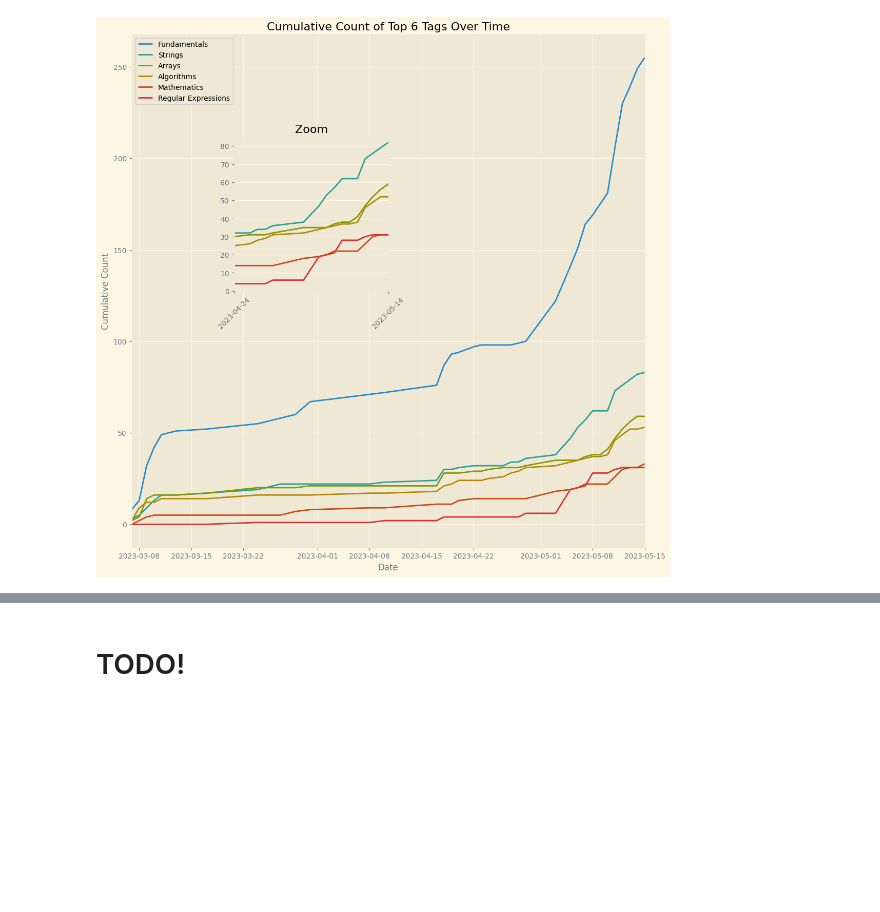
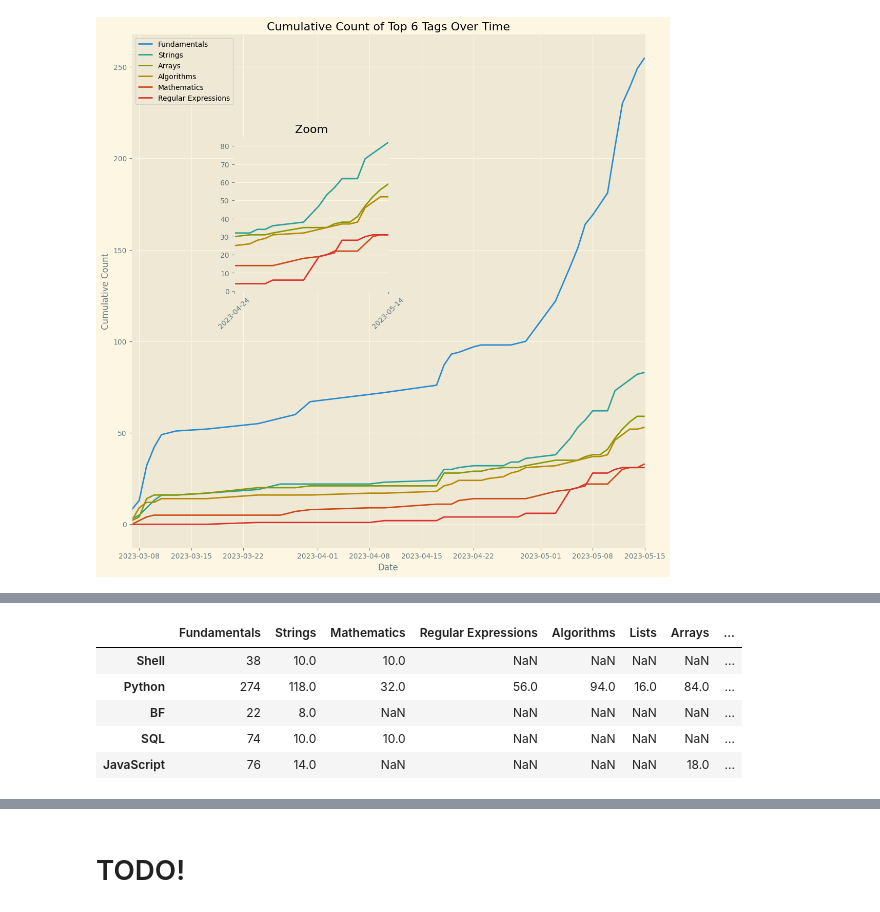
Before and after one commit to Eatkin/codewars-data-analysis, a Jupyter notebook: codewars-analysis.ipynb, the cells around one changed output, grey strips where cells are left out. Cells and saved outputs as stored; diff of their text form; code cells hidden in the pictures; blank space fills up the shorter version.

```diff
--- a/codewars-analysis.ipynb
+++ b/codewars-analysis.ipynb
@@ -617,0 +724,6 @@ Text(0.5, 1.0, 'Zoom')
+# %%
+# Create a dictionary with a list of dictionaries for each language
+language_tags_dict = {
+    language: {} for language in language_tags_df['language'].unique()
+}
+language_tags_dict
@@ -617,0 +777,9 @@ Text(0.5, 1.0, 'Zoom')
+# %%
+language_tags_df.head()
+# %% [output]
+|  | Fundamentals | Strings | Mathematics | Regular Expressions | Algorithms | Lists | Arrays | ... |
+| Shell | 38 | 10.0 | 10.0 | NaN | NaN | NaN | NaN | ... |
+| Python | 274 | 118.0 | 32.0 | 56.0 | 94.0 | 16.0 | 84.0 | ... |
+| BF | 22 | 8.0 | NaN | NaN | NaN | NaN | NaN | ... |
+| SQL | 74 | 10.0 | 10.0 | NaN | NaN | NaN | NaN | ... |
+| JavaScript | 76 | 14.0 | NaN | NaN | NaN | NaN | 18.0 | ... |
```
Also changed, not shown: parts of 28 cells of this notebook.
